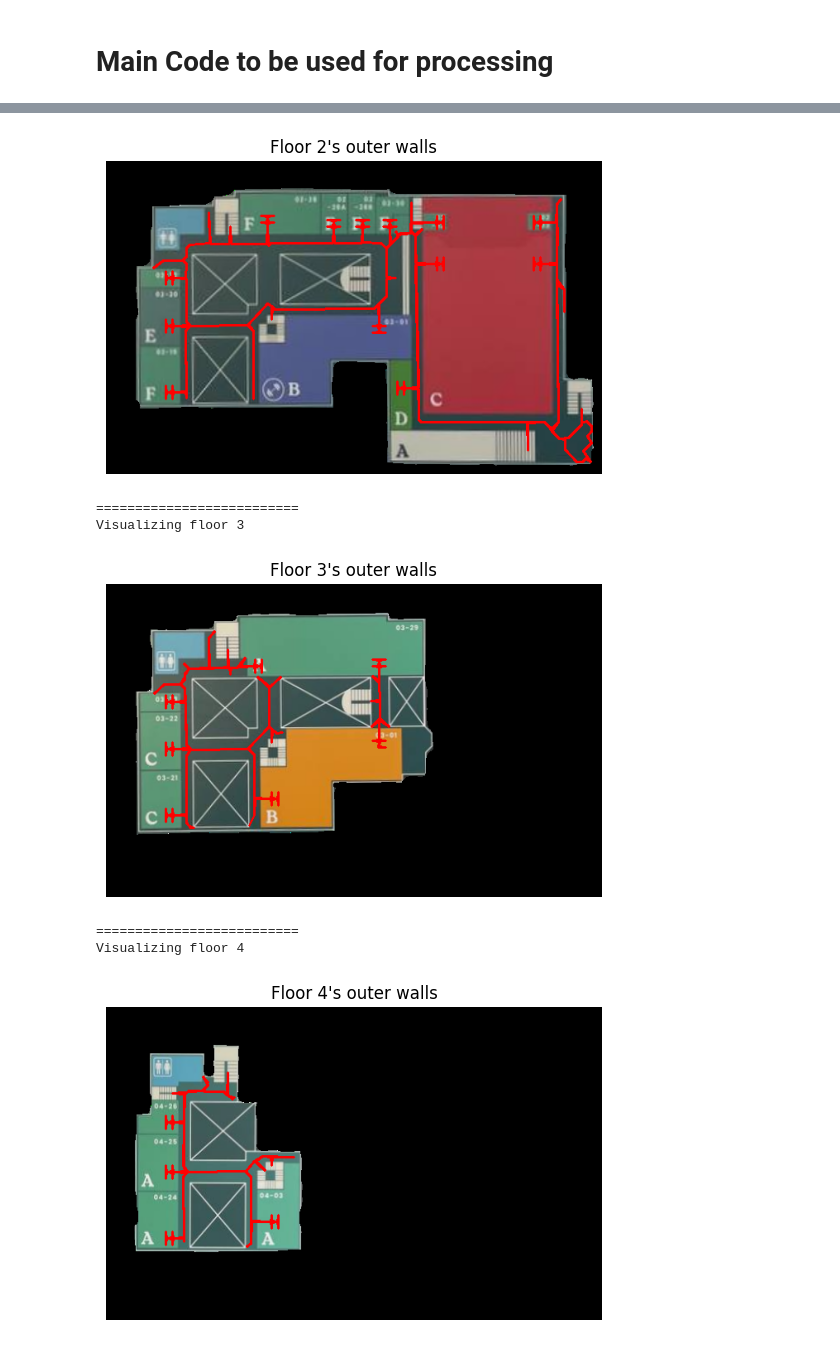
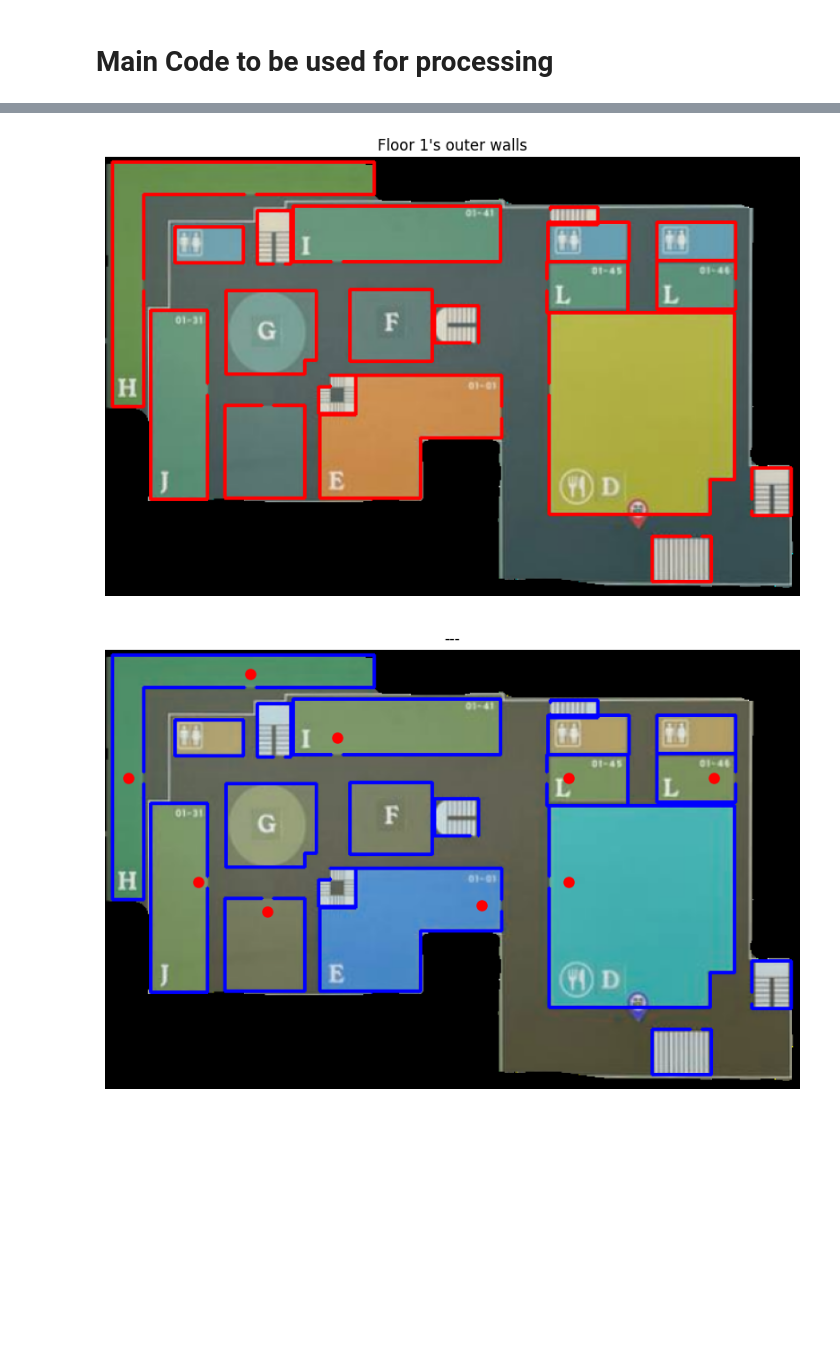
Before and after one commit to Shockbob17/SyDS, a Jupyter notebook: syds_backend/pythons/formingNumpyV2.ipynb, the cells around one changed output, grey strips where cells are left out. Drawn from its saved outputs; the diff is of its cells as text; code cells hidden in the pictures; blank space fills up the shorter version.

```diff
--- a/syds_backend/pythons/formingNumpyV2.ipynb
+++ b/syds_backend/pythons/formingNumpyV2.ipynb
@@ -26,7 +26,6 @@ with open("data.json") as f:
     tenants: {floor: {POIIndex: [[(x, y), (x, y), ...], [(x, y), (x, y), ...], ...]}, ...}
     tenantsSkipper: {floor: {POIIndex: [[i, i, ...], [], ...]}, ...}
     agentPoints: {floor: [(x, y), (x, y), ...], ...}
-    paths: {floor: [((x, y), (x, y)),((x, y), (x, y)), .... ]}
     """
     data = json.load(f)
     allRegions = data.get("drawnRegions", {})
@@ -34,7 +33,7 @@ with open("data.json") as f:
     walkways = data.get("walkways", [])
     paddedImages = data.get("paddedImages", [])
     tenantNodes = {
-        0: [(20, 110), (80, 200), (125, 20), (200, 75), (140, 225),(140, 175), (225, 150), (325, 220), (400, 110), (525, 110), (400, 200)],
+        0: [(20, 110), (80, 200), (125, 20), (200, 75), (140, 225), (325, 220), (400, 110), (525, 110), (400, 200)],
         1: [(80, 200), (80, 280), (80, 142), (195, 75), (310, 80), (275, 80), (343, 80), (330, 200), (360, 275), (400, 125), (400, 75), (525, 125),(525, 75)],
         2: [(80, 200), (80, 280), (80, 143), (180, 100), (330, 100), (330, 190), (200, 260)],
         3: [(80, 200), (80, 280), (80, 140), (200, 260)]
@@ -114,7 +113,7 @@ with open("data.json") as f:
     showOuterWalls = False
     showPaths = True
     showBins = False
-    showTenants = False
+    showTenants = True
 
     # print(outerWalls)
     # print(bins)
@@ -138,10 +137,9 @@ with open("data.json") as f:
                     plotLinesOverImage(copy, floorOuterWalls, title=f"Floor {index + 1}'s outer walls")
             if showPaths:
                 floorPaths = paths[index]
-                print
                 copy = baseImage.copy()
                 if floorPaths is not None:
-                    draw_lines_on_image(copy, floorPaths, title=f"Floor {index + 1}'s outer walls")
+                    draw_lines_on_image(copy, output, title=f"Floor {index + 1}'s outer walls")
             if showBins:
                 floorBins = bins[index]
                 copy = floorWalkway.copy()
@@ -155,6 +153,7 @@ with open("data.json") as f:
                 if floorTenants is not None:
                     plotPOIOverImage(copy, floorTenants,floorTenantsSkipper, title=f"Floor {index + 1}'s outer walls")
                     plotNodesOverImage(copy, floorAgents)
+            break
 # %% [output]
 ==========================
 Visualizing floor 1
@@ -164,7 +161,2 @@ Visualizing floor 2
-[figure, old version]
+[figure, new version]
-==========================
-Visualizing floor 3
-[figure, old version]
+[figure, new version]
-==========================
-Visualizing floor 4
-[figure, removed]
```
Also changed, not shown: parts of 1 cell of this notebook, 1 other file.
